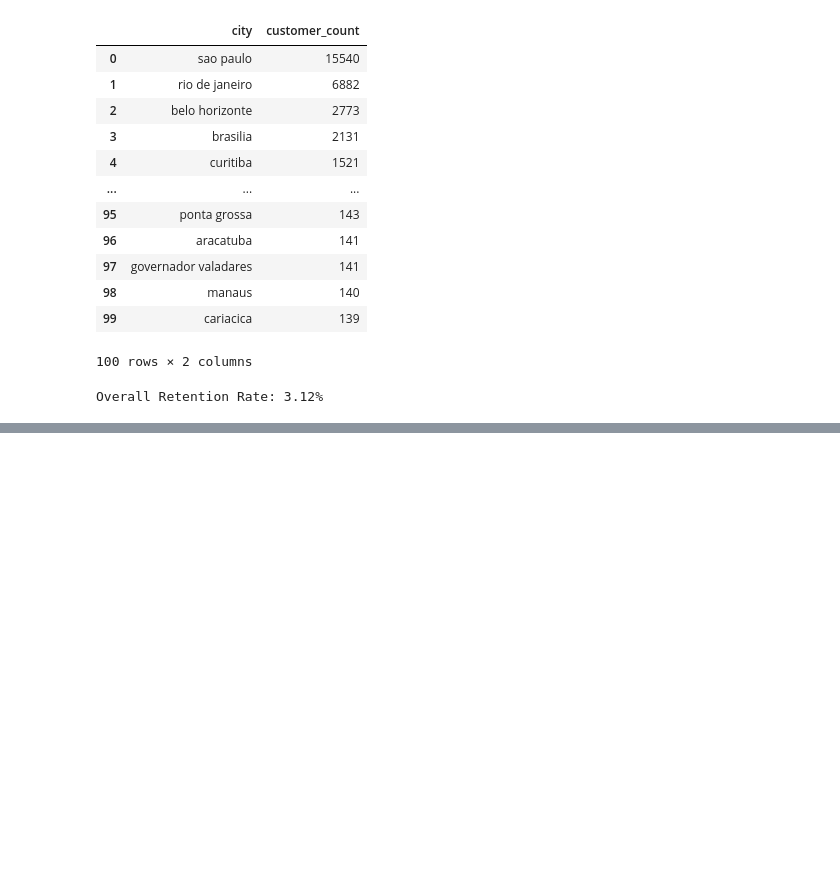
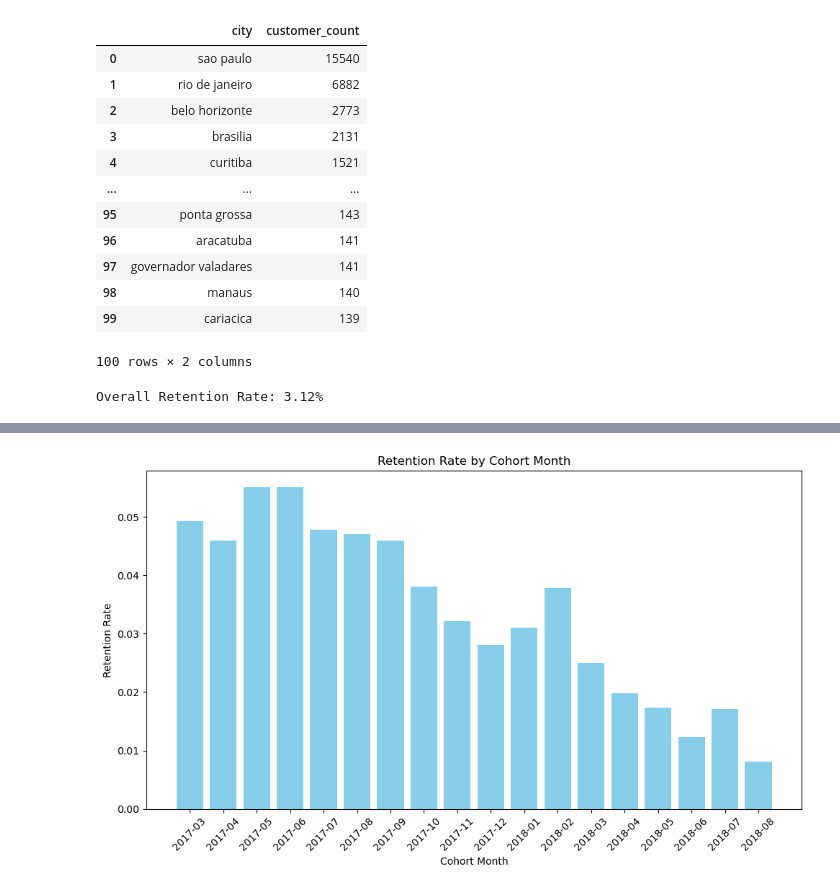
Before and after one commit to clara-world/AI---DA---Customers-Analysis-, a Jupyter notebook: Olist_mito.ipynb, the cells around one changed output, grey strips where cells are left out. Saved outputs shown, nothing was run; the diff lists cells and outputs as text; code cells hidden in the pictures; blank space fills up the shorter version.

```diff
--- a/Olist_mito.ipynb
+++ b/Olist_mito.ipynb
@@ -355,0 +346,10 @@ cohort_data.head()
+# %%
+# Perform inner join on 'cohort_month'
+merged_cohorts = pd.merge(customer_counts_by_cohort_df, repeat_customer_count_by_cohort, on='cohort_month')
+
+# Calculate retention rate
+merged_cohorts['retention_rate'] = (
+    merged_cohorts['repeat_customer_count'] / merged_cohorts['customer_unique_count']
+)
+
+merged_cohorts
@@ -355,0 +374,19 @@ cohort_data.head()
+# %%
+# Compute mean and standard deviation of retention_rate
+mean_retention = merged_cohorts['customer_unique_count'].mean()
+std_retention = merged_cohorts['customer_unique_count'].std()
+
+# Define outlier threshold (remove below mean - 2*std)
+threshold = mean_retention - std_retention
+
+# Filter out rows with outlier retention rates
+filtered_cohorts = merged_cohorts[merged_cohorts['customer_unique_count'] >= threshold]
+
+# Drop the 'index' column if it exists
+filtered_cohorts = filtered_cohorts.drop(columns=['index'], errors='ignore')
+
+# Reset index for clean output
+filtered_cohorts_df = filtered_cohorts.reset_index(drop=True)
+
+# Show result
+filtered_cohorts_df
@@ -355,0 +411,17 @@ cohort_data.head()
+# %%
+import matplotlib.pyplot as plt
+
+# Plot a bar chart
+plt.figure(figsize=(10, 6))
+plt.bar(filtered_cohorts_df['cohort_month'].astype(str), filtered_cohorts_df['retention_rate'], color='skyblue')
+
+# Add labels and title
+plt.xlabel('Cohort Month')
+plt.ylabel('Retention Rate')
+plt.title('Retention Rate by Cohort Month')
+plt.xticks(rotation=45)
+plt.tight_layout()
+
+plt.show()
+# %% [output]
+[figure, added]
```
Also changed, not shown: parts of 8 cells of this notebook.
